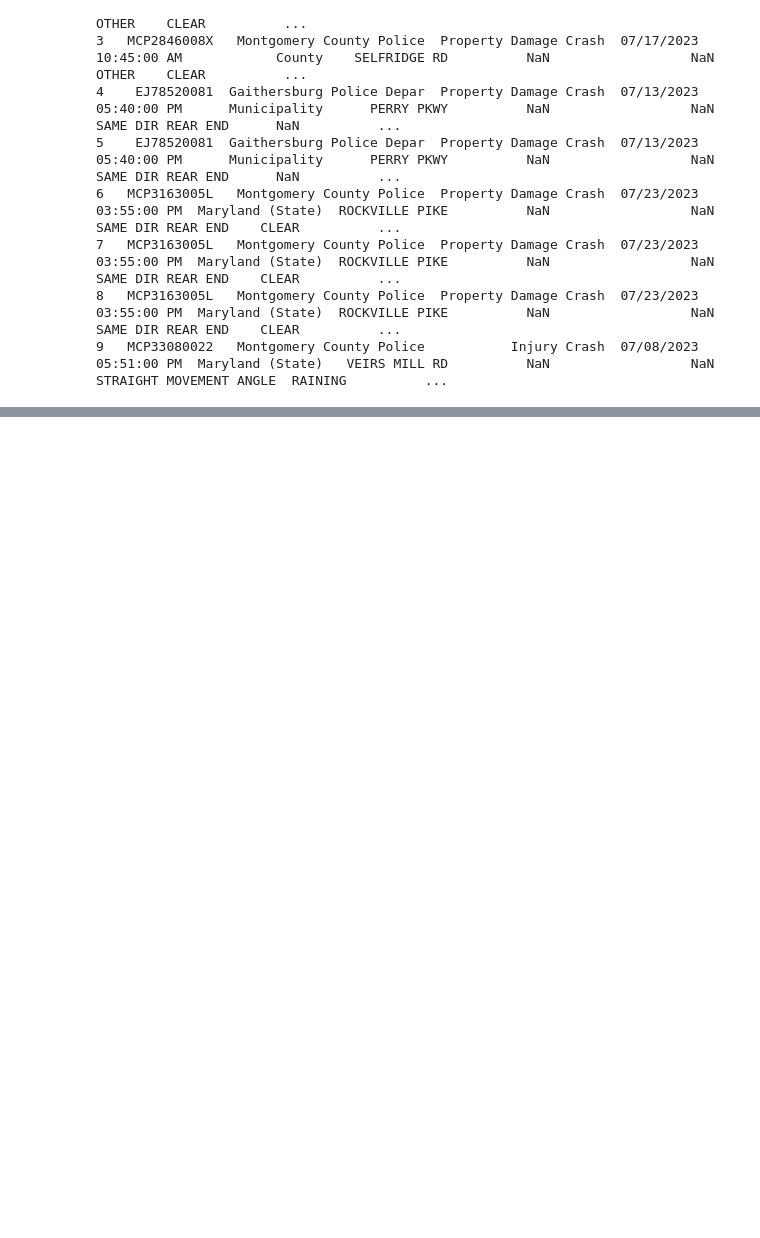
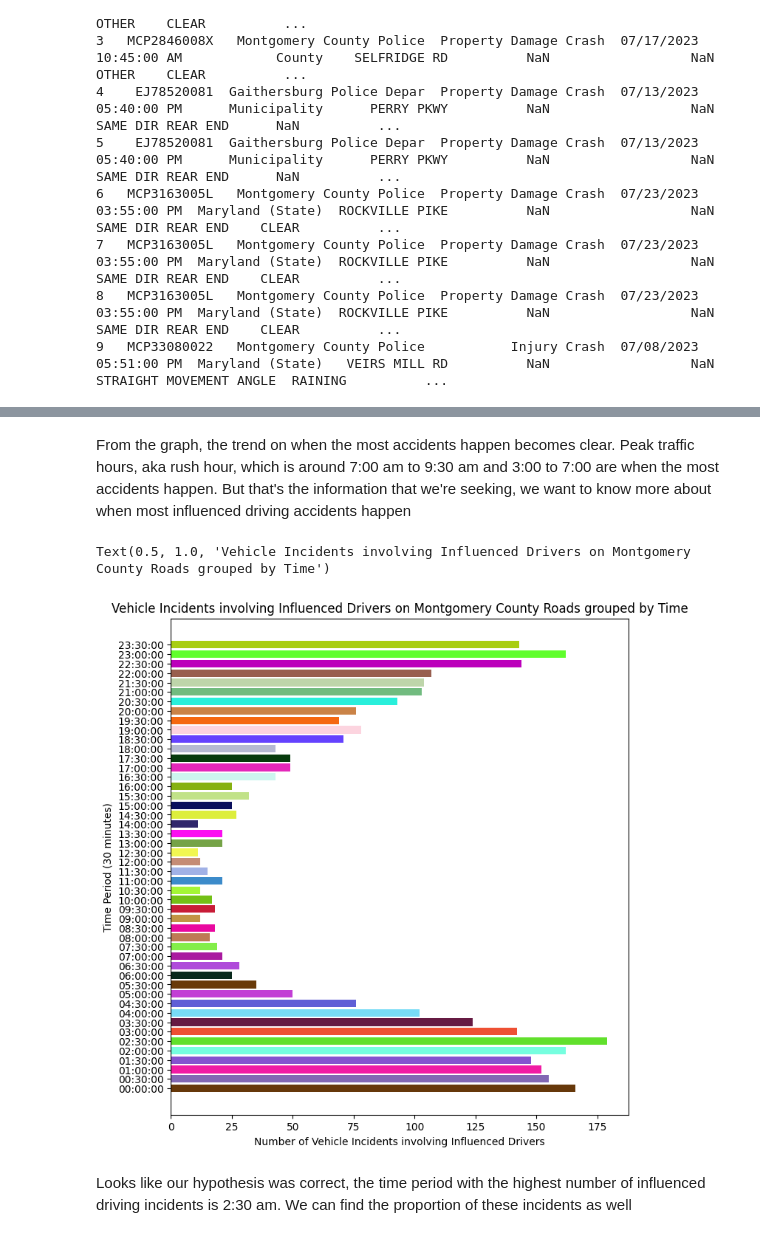
Before and after one commit to jpenovic/jpenovic.github.io, a Jupyter notebook: jpenovic-final.ipynb, the cells around one changed output, grey strips where cells are left out. Drawn from its saved outputs; the diff is of its cells as text; code cells hidden in the pictures; blank space fills up the shorter version.

```diff
--- a/jpenovic-final.ipynb
+++ b/jpenovic-final.ipynb
@@ -150,0 +191,17 @@ print(data[['Driver Substance Abuse', 'drivingDrunk']].head(30).to_string())
+# %% [markdown]
+From the graph, the trend on when the most accidents happen becomes clear. Peak traffic hours, aka rush hour, which is around 7:00 am to 9:30 am and 3:00 to 7:00 are when the most accidents happen. But that's the information that we're seeking, we want to know more about when most influenced driving accidents happen
+# %%
+# Organize by frequency of accidents by time period and group by under the influence
+inflIncByTime = data.value_counts(subset=['timeGroup','underInfluence'], sort=False)
+inflIncByTime = inflIncByTime[:,True]
+# Plot incidents involving influenced drivers by time group
+plt.figure(figsize=(8, len(inflIncByTime)/bar_width_mod))
+plt.barh(y=inflIncByTime.index,width=inflIncByTime,color=colors)
+plt.xlabel("Number of Vehicle Incidents involving Influenced Drivers")
+plt.ylabel("Time Period (30 minutes)")
+plt.title("Vehicle Incidents involving Influenced Drivers on Montgomery County Roads grouped by Time")
+# %% [output]
+Text(0.5, 1.0, 'Vehicle Incidents involving Influenced Drivers on Montgomery County Roads grouped by Time')
+[figure, added]
+# %% [markdown]
+Looks like our hypothesis was correct, the time period with the highest number of influenced driving incidents is 2:30 am. We can find the proportion of these incidents as well
```
Also changed, not shown: parts of 16 cells of this notebook, 1 other file.
